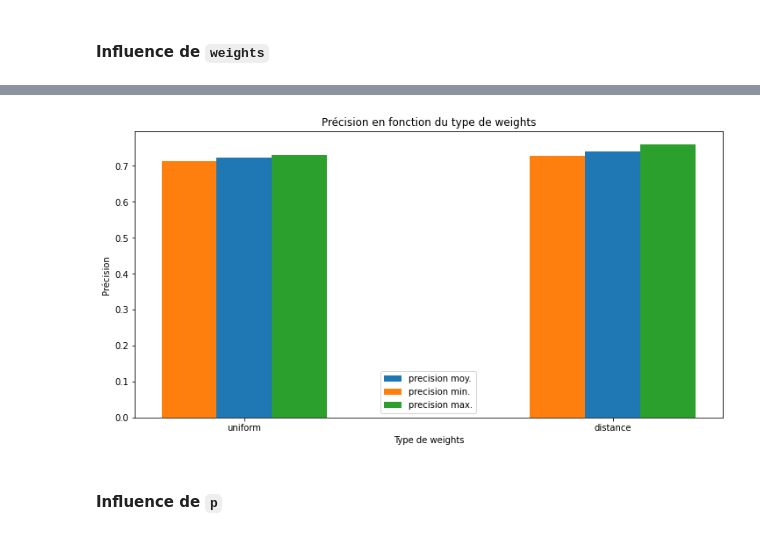
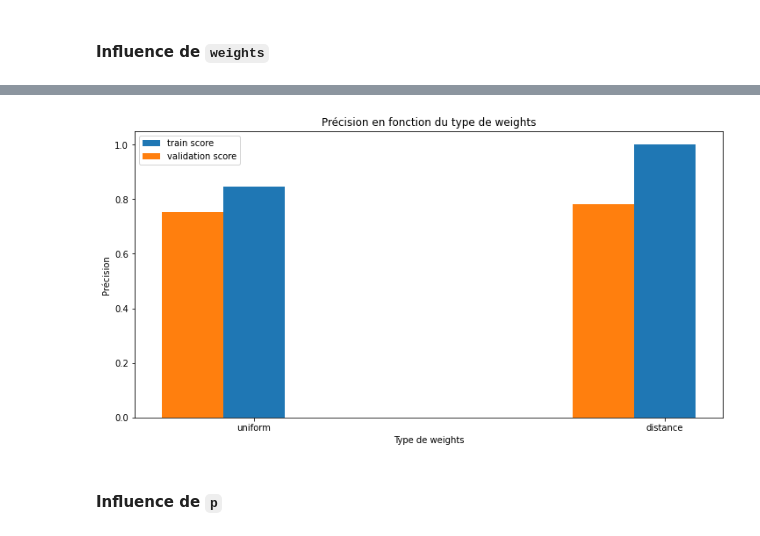
Before and after one commit to virtuel75/avila-analysis, a Jupyter notebook: notebook/avila_analysis.ipynb, the cells around one changed output, grey strips where cells are left out. Cells and saved outputs as stored; diff of their text form; code cells hidden in the pictures.

```diff
--- a/notebook/avila_analysis.ipynb
+++ b/notebook/avila_analysis.ipynb
@@ -278,0 +299,5 @@ plt.show()
+# %%
+X_train = data_tr.loc[:, data_tr.columns != target_attribute]
+X_train = X_train.filter(features_mask)
+
+y_train = data_tr.loc[:, target_attribute]
@@ -358,7 +361,7 @@ def analyse_result_with_plot(x, y1, y2, y3, x_label, y_label, title, figsize=(12
   plt.grid(b=True, which='major', color='#bdc3c7', linestyle='--')
   plt.show()
 # %%
-def analyse_result_with_bar(x, y1, y2, y3, x_label, y_label, title, figsize=(12, 6)):
+def analyse_with_bar(x, y1, y2, x_label, title, figsize=(12, 6)):
   """
   Générer une analyse visuel
   """
@@ -366,14 +369,13 @@ def analyse_result_with_bar(x, y1, y2, y3, x_label, y_label, title, figsize=(12,
   barWidth = 0.15
 
   plt.figure(figsize=(12,6))
-  plt.bar(x_values, y1, width=barWidth, label='precision moy.')
-  plt.bar(x_values - barWidth, y2, width=barWidth, label='precision min.')
-  plt.bar(x_values + barWidth, y3, width=barWidth, label='precision max.')
+  plt.bar(x_values, y1, width=barWidth, label='train score')
+  plt.bar(x_values - barWidth, y2, width=barWidth, label='validation score')
   plt.xlabel(x_label)
-  plt.ylabel(y_label)
+  plt.ylabel('Précision')
   plt.xticks([r for r in range(len(y1))], x)
+  plt.title(title)
   plt.legend()
-  plt.title(title)
   plt.show()
 # %% [markdown]
 ## K-NN
@@ -430,4 +421,4 @@ knn_max_k = 9
 # %% [markdown]
 #### Influence de `weights`
 # %%
-knn_weights_type = ['uniform', 'distance']
+knn_weights_range = ['uniform', 'distance']
@@ -447,0 +425,5 @@ knn_weights_max_accuracy = [max_acc for _, _, max_acc in knn_weights_acc_stats]
+# %%
+knn_weights_train_score, knn_weights_val_score = validation_curve(knn_model, X_train, y_train, 'weights', knn_weights_range, verbose=1, n_jobs=-1)
+
+knn_weights_train_score = knn_weights_train_score.mean(axis=1)
+knn_weights_val_score = knn_weights_val_score.mean(axis=1)
@@ -448,11 +433,9 @@ knn_weights_max_accuracy = [max_acc for _, _, max_acc in knn_weights_acc_stats]
 # %%
-analyse_result_with_bar(knn_weights_values,
-                        knn_weights_mean_accuracy,
-                        knn_weights_min_accuracy,
-                        knn_weights_max_accuracy,
-                        'Type de weights',
-                        'Précision',
-                        'Précision en fonction du type de weights')
+analyse_with_bar(knn_weights_range,
+                 knn_weights_train_score,
+                 knn_weights_val_score,
+                 'Type de weights',
+                 'Précision en fonction du type de weights')
 # %% [output]
-[figure, old version]
+[figure, new version]
 # %%
```
Also changed, not shown: parts of 262 cells of this notebook.
